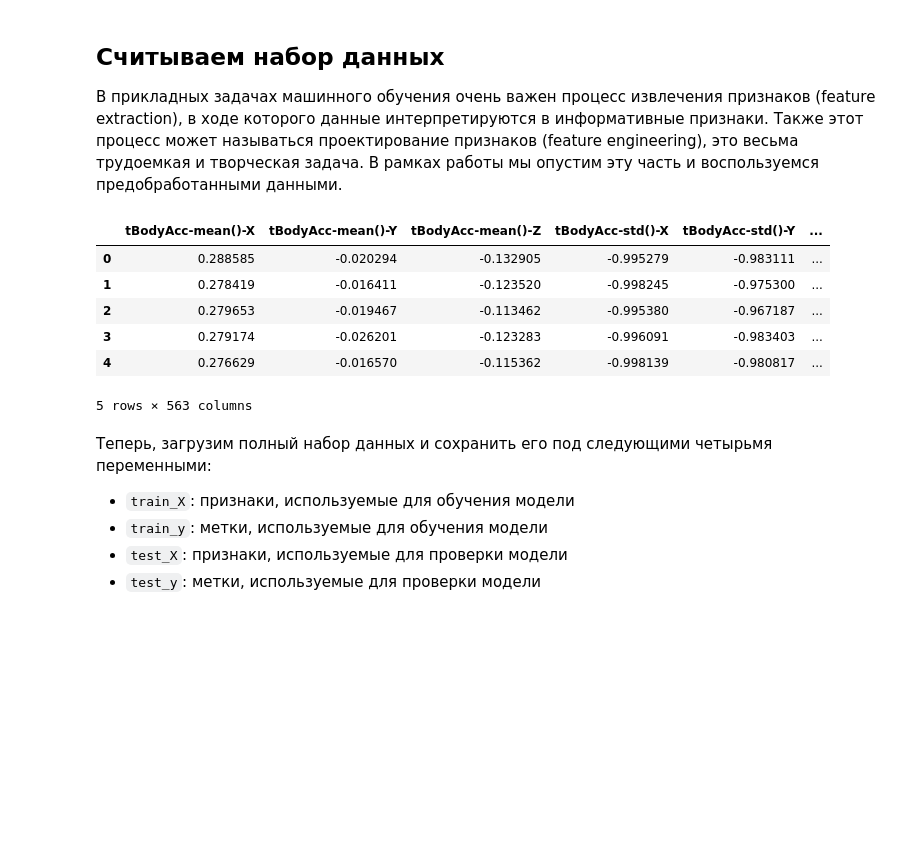
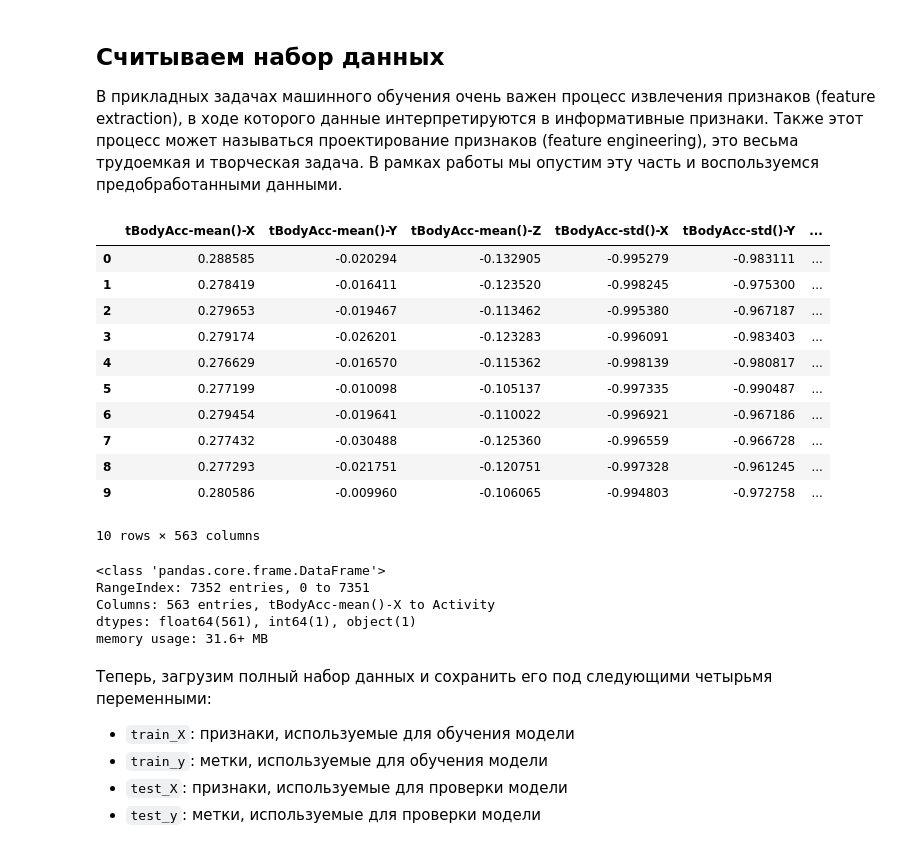
Before and after one commit to mromanenko095/Applied-AI, a Jupyter notebook: Практическая_работа_1__Классификация.ipynb, the cells around one changed output. Drawn from its saved outputs; the diff is of its cells as text; code cells hidden in the pictures; blank space fills up the shorter version.

```diff
--- a/Практическая_работа_1__Классификация.ipynb
+++ b/Практическая_работа_1__Классификация.ipynb
@@ -61,17 +61,30 @@ Drive already mounted at /content/drive; to attempt to forcibly remount, call dr
 # %%
 def read_data(path, filename):
     return pd.read_csv(os.path.join(path, filename))
 
 df = read_data('/content/drive/MyDrive/Прикладной ИИ/1/', 'train.csv')
-df.head()
+df.head(10)
 # %% [output]
 |  | tBodyAcc-mean()-X | tBodyAcc-mean()-Y | tBodyAcc-mean()-Z | tBodyAcc-std()-X | tBodyAcc-std()-Y | ... |
 | 0 | 0.288585 | -0.020294 | -0.132905 | -0.995279 | -0.983111 | ... |
 | 1 | 0.278419 | -0.016411 | -0.123520 | -0.998245 | -0.975300 | ... |
 | 2 | 0.279653 | -0.019467 | -0.113462 | -0.995380 | -0.967187 | ... |
 | 3 | 0.279174 | -0.026201 | -0.123283 | -0.996091 | -0.983403 | ... |
 | 4 | 0.276629 | -0.016570 | -0.115362 | -0.998139 | -0.980817 | ... |
+| 5 | 0.277199 | -0.010098 | -0.105137 | -0.997335 | -0.990487 | ... |
+| 6 | 0.279454 | -0.019641 | -0.110022 | -0.996921 | -0.967186 | ... |
+| 7 | 0.277432 | -0.030488 | -0.125360 | -0.996559 | -0.966728 | ... |
+| 8 | 0.277293 | -0.021751 | -0.120751 | -0.997328 | -0.961245 | ... |
+| 9 | 0.280586 | -0.009960 | -0.106065 | -0.994803 | -0.972758 | ... |
-5 rows × 563 columns
+10 rows × 563 columns
+# %%
+df.info()
+# %% [output]
+<class 'pandas.core.frame.DataFrame'>
+RangeIndex: 7352 entries, 0 to 7351
+Columns: 563 entries, tBodyAcc-mean()-X to Activity
+dtypes: float64(561), int64(1), object(1)
+memory usage: 31.6+ MB
 # %% [markdown]
 Теперь, загрузим полный набор данных и сохранить его под следующими четырьмя переменными:
 
```
Also changed, not shown: parts of 4 cells of this notebook.
